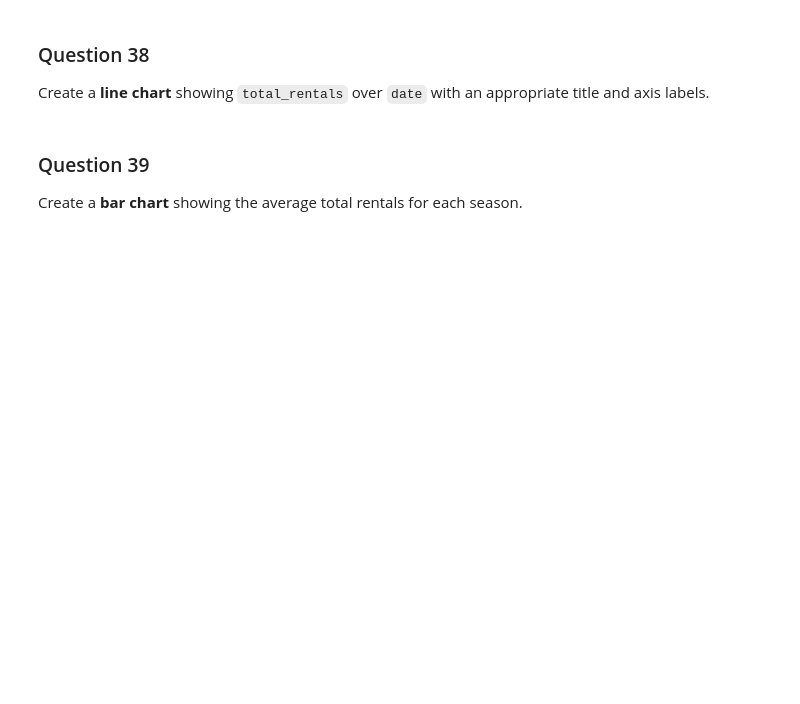
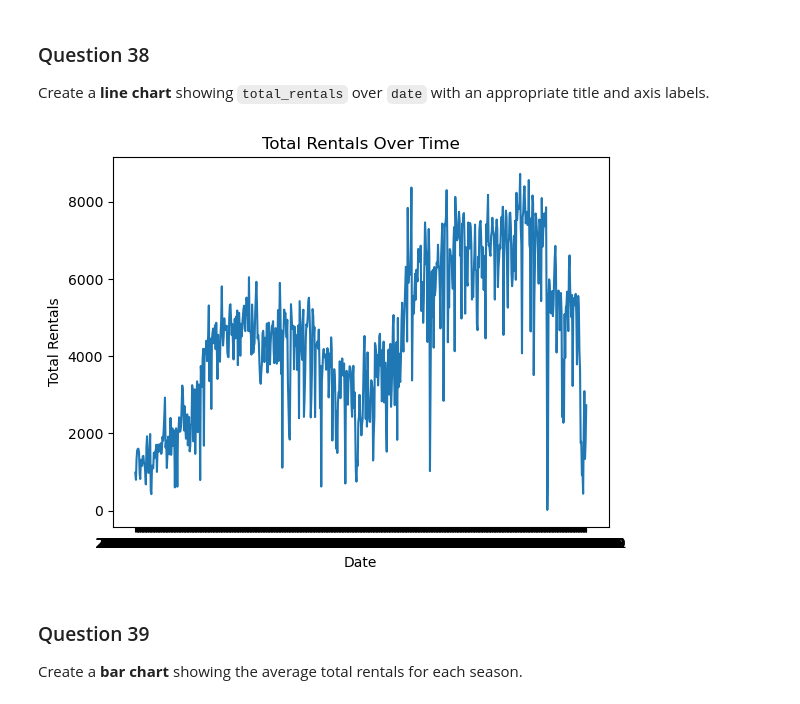
Before and after one commit to sumitshinde4585/Liha-tech-Assignments, a Jupyter notebook: Data-Science-Assignments-main/Assignment 7/Bike_Sharing_Daily_Beginner_to_Intermediate_Pandas_Practice.ipynb, the cells around one changed output. Drawn from its saved outputs; the diff is of its cells as text; code cells hidden in the pictures; blank space fills up the shorter version.

```diff
--- a/Data-Science-Assignments-main/Assignment 7/Bike_Sharing_Daily_Beginner_to_Intermediate_Pandas_Practice.ipynb
+++ b/Data-Science-Assignments-main/Assignment 7/Bike_Sharing_Daily_Beginner_to_Intermediate_Pandas_Practice.ipynb
@@ -58,6 +58,9 @@ By completing this assignment, you will practice a complete beginner-to-intermed
 # %% [markdown]
 ### Question 1
 Import the Pandas library using the alias `pd` and read **BikeSharingDaily.csv** into a DataFrame named `df`.
+# %%
+import pandas as pd
+df =pd.read_csv('BikeSharingDaily.csv')
 # %% [markdown]
 ### Question 2
 Display the first **5 rows** of the dataset.
@@ -169,3 +516,6 @@ Determine which month number has the **highest average total_rentals**.
 # %% [markdown]
 ### Question 34
 Create a new column named **registered_share** by dividing `registered_users` by `total_rentals`.
+# %%
+df['registered_share'] = df['registered_users'] / df['total_rentals']
+df.head()
@@ -172,3 +529,6 @@ Create a new column named **registered_share** by dividing `registered_users` by
 # %% [markdown]
 ### Question 35
 Create a column named **demand_level** using `apply()` with a `lambda` function. Store `High` when `total_rentals` is greater than or equal to 5,000; otherwise store `Normal`.
+# %%
+df['demand_level'] =df['total_rentals'].apply(lambda x : 'High' if  x>=5000 else 'Normal')
+df.head()
@@ -175,3 +542,6 @@ Create a column named **demand_level** using `apply()` with a `lambda` function.
 # %% [markdown]
 ### Question 36
 Create a column named **day_type**. Store `Weekend` when `weekday` is 0 or 6; otherwise store `Weekday`.
+# %%
+df['day_type'] = df['weekday'].apply(lambda x : 'Weekend' if x ==0 or x==6 else 'Weekday')
+df.tail()
@@ -183,6 +580,16 @@ Create a correlation matrix for **temperature, humidity, wind_speed, casual_user
 # %% [markdown]
 ### Question 38
 Create a **line chart** showing `total_rentals` over `date` with an appropriate title and axis labels.
+# %%
+import matplotlib.pyplot as plt
+
+plt.plot(df['date'], df['total_rentals'])
+plt.title('Total Rentals Over Time')
+plt.xlabel('Date')
+plt.ylabel('Total Rentals')
+plt.show()
+# %% [output]
+[figure, added]
 # %% [markdown]
 ### Question 39
 Create a **bar chart** showing the average total rentals for each season.
```
Also changed, not shown: parts of 38 cells of this notebook, 2 other files.
